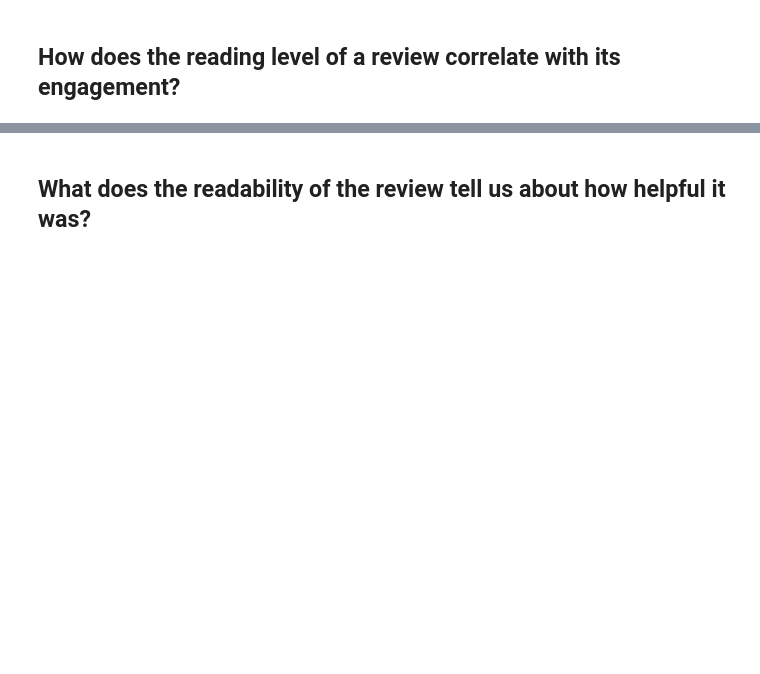
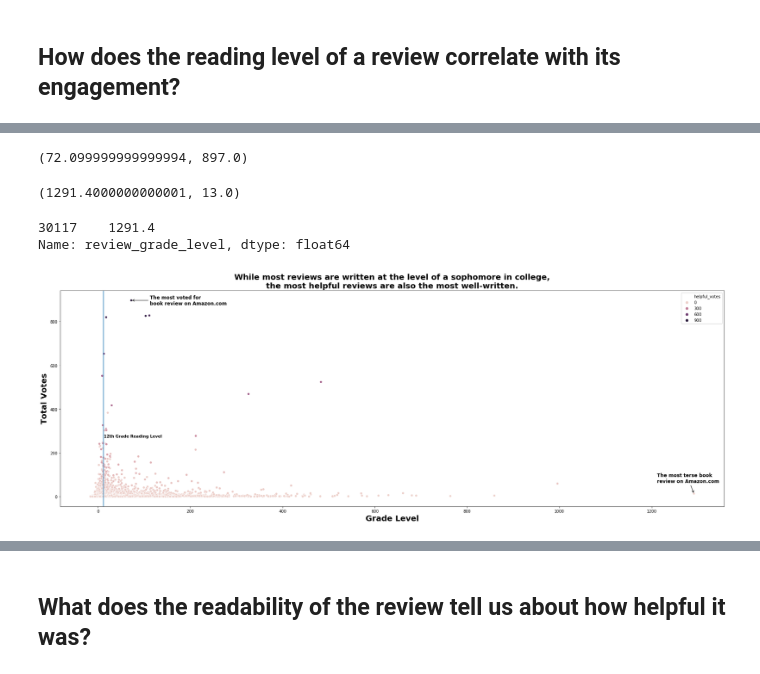
Before and after one commit to LambdaSchool/DS-Unit-1-Sprint-5-Data-Storytelling-Blog-Post, a Jupyter notebook: notebooks/amazon.ipynb, the cells around one changed output, grey strips where cells are left out. Saved outputs shown, nothing was run; the diff lists cells and outputs as text; code cells hidden in the pictures; blank space fills up the shorter version.

```diff
--- a/notebooks/amazon.ipynb
+++ b/notebooks/amazon.ipynb
@@ -584,0 +606,55 @@ sns.scatterplot(
+# %%
+most_voted_for = tuple(book_reviews[['review_grade_level', 'total_votes']].sort_values(by='total_votes', ascending=False)[:1].values[0])
+most_voted_for
+# %% [output]
+(72.099999999999994, 897.0)
+# %%
+most_complex_writing = tuple(book_reviews[['review_grade_level', 'total_votes']].sort_values(by='review_grade_level', ascending=False)[:1].values[0])
+most_complex_writing
+# %% [output]
+(1291.4000000000001, 13.0)
+# %%
+most_complicated = book_reviews.review_grade_level.sort_values(ascending=False)[:1]
+most_complicated
+# %% [output]
+30117    1291.4
+Name: review_grade_level, dtype: float64
+# %%
+fig, ax = plt.subplots(1, 1, figsize=(30, 10))
+
+
+
+sns.scatterplot(
+    x=book_reviews.review_grade_level,
+    y=book_reviews.total_votes,
+    hue=book_reviews.helpful_votes,
+    ax=ax
+)
+
+plt.axvline(12)
+plt.text(13, 270, s="12th Grade Reading Level", weight='bold')
+
+plt.annotate(
+    xy=most_complex_writing,
+    xytext=(most_complex_writing[0]-80, most_complex_writing[1]+50),
+    arrowprops={ 'arrowstyle': '->' },
+    s="The most terse book \nreview on Amazon.com",
+    weight='bold',
+    fontsize=12
+)
+
+plt.annotate(
+    xy=most_voted_for,
+    xytext=(most_voted_for[0]+40, most_voted_for[1]-20),
+    arrowprops={ 'arrowstyle': '->' },
+    s="The most voted for \nbook review on Amazon.com",
+    weight='bold',
+    fontsize=12
+)
+
+plt.title("While most reviews are written at the level of a sophomore in college,\nthe most helpful reviews are also the most well-written.", fontsize=20, weight='bold')
+plt.xlabel('Grade Level', weight='bold', fontsize=20)
+plt.ylabel('Total Votes', weight='bold', fontsize=20)
+plt.savefig('reading-level-by-total-votes-scatterplot.png')
+# %% [output]
+[figure, added]
```
Also changed, not shown: parts of 11 cells of this notebook.
